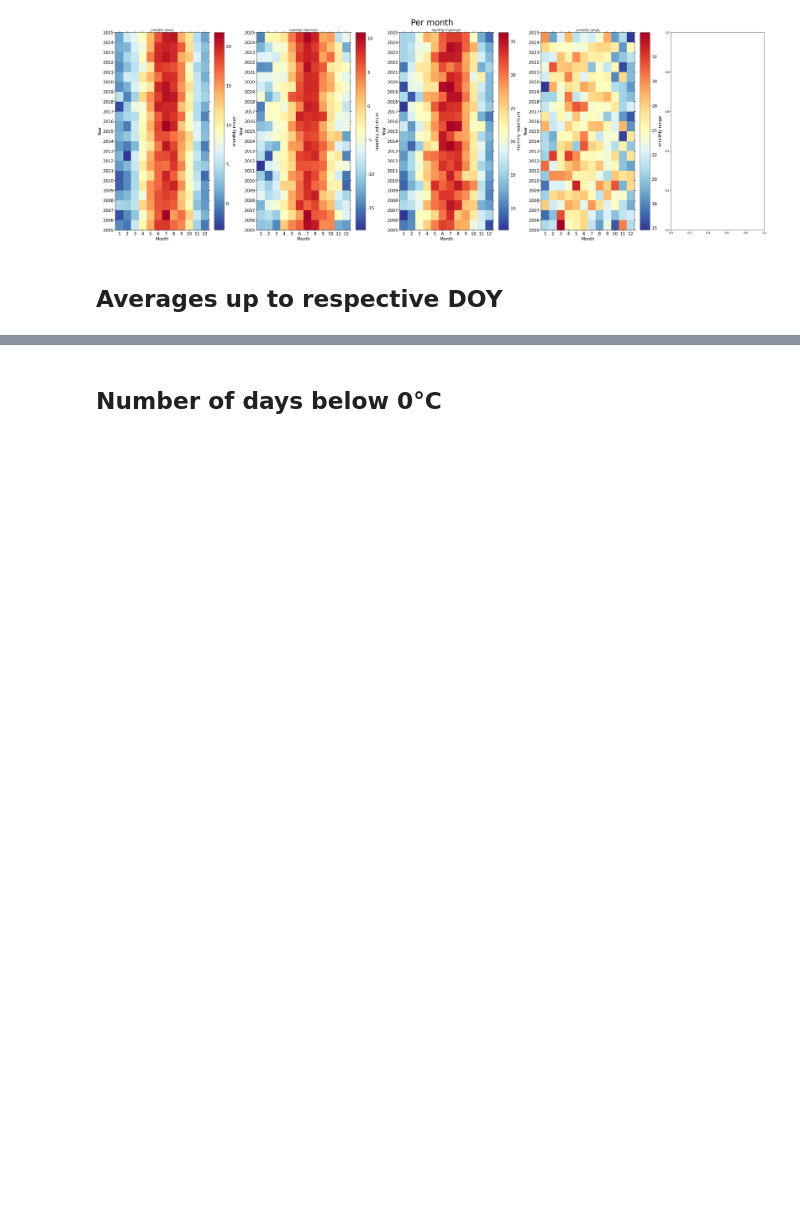
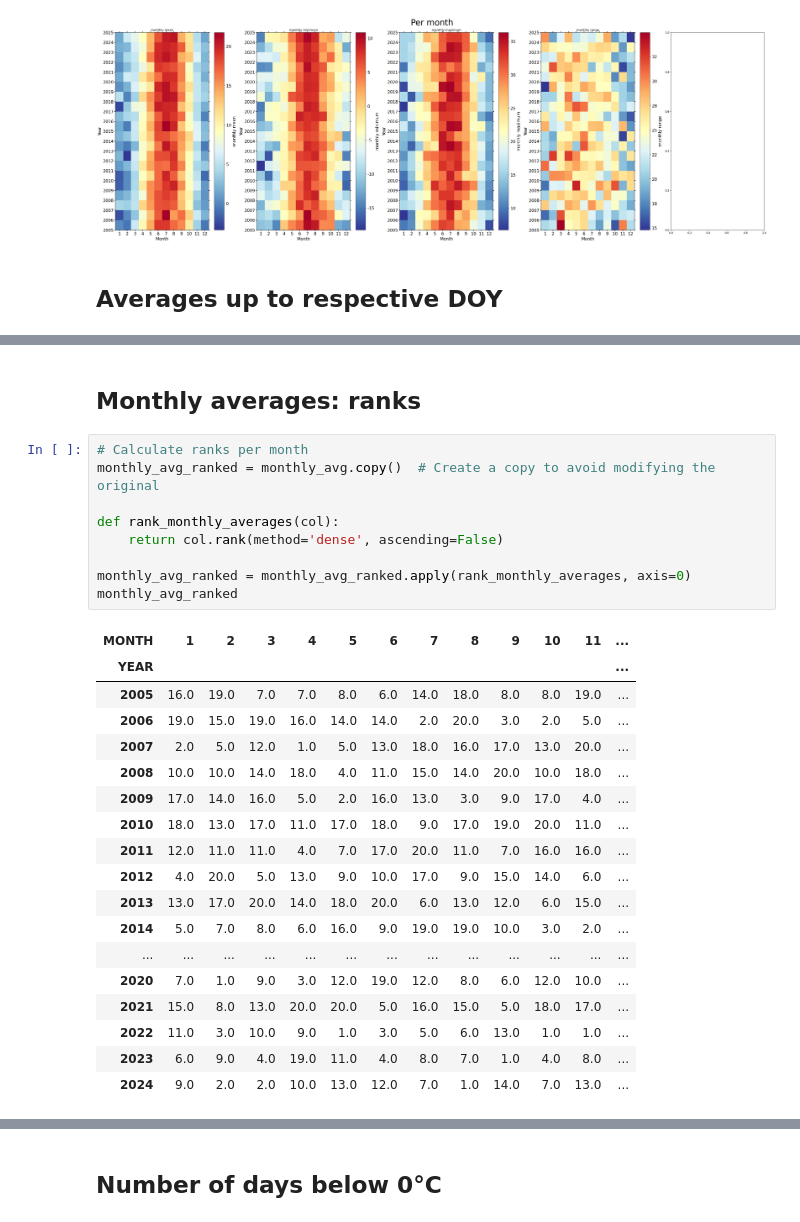
Before and after one commit to holukas/dataset_ch-cha_flux_product, a Jupyter notebook: _sources/notebooks/90_DATASET_OVERVIEW/METEO_TA.ipynb, the cells around one changed output, grey strips where cells are left out. Cells and saved outputs as stored; diff of their text form; blank space fills up the shorter version.

```diff
--- a/_sources/notebooks/90_DATASET_OVERVIEW/METEO_TA.ipynb
+++ b/_sources/notebooks/90_DATASET_OVERVIEW/METEO_TA.ipynb
@@ -141,0 +178,30 @@ ax.legend();
+# %% [markdown]
+## Monthly averages: ranks
+# %%
+# Calculate ranks per month
+monthly_avg_ranked = monthly_avg.copy()  # Create a copy to avoid modifying the original
+
+def rank_monthly_averages(col):
+    return col.rank(method='dense', ascending=False)
+
+monthly_avg_ranked = monthly_avg_ranked.apply(rank_monthly_averages, axis=0)
+monthly_avg_ranked
+# %% [output]
+| MONTH | 1 | 2 | 3 | 4 | 5 | 6 | 7 | 8 | 9 | 10 | 11 | ... |
+| YEAR |  |  |  |  |  |  |  |  |  |  |  | ... |
+| 2005 | 16.0 | 19.0 | 7.0 | 7.0 | 8.0 | 6.0 | 14.0 | 18.0 | 8.0 | 8.0 | 19.0 | ... |
+| 2006 | 19.0 | 15.0 | 19.0 | 16.0 | 14.0 | 14.0 | 2.0 | 20.0 | 3.0 | 2.0 | 5.0 | ... |
+| 2007 | 2.0 | 5.0 | 12.0 | 1.0 | 5.0 | 13.0 | 18.0 | 16.0 | 17.0 | 13.0 | 20.0 | ... |
+| 2008 | 10.0 | 10.0 | 14.0 | 18.0 | 4.0 | 11.0 | 15.0 | 14.0 | 20.0 | 10.0 | 18.0 | ... |
+| 2009 | 17.0 | 14.0 | 16.0 | 5.0 | 2.0 | 16.0 | 13.0 | 3.0 | 9.0 | 17.0 | 4.0 | ... |
+| 2010 | 18.0 | 13.0 | 17.0 | 11.0 | 17.0 | 18.0 | 9.0 | 17.0 | 19.0 | 20.0 | 11.0 | ... |
+| 2011 | 12.0 | 11.0 | 11.0 | 4.0 | 7.0 | 17.0 | 20.0 | 11.0 | 7.0 | 16.0 | 16.0 | ... |
+| 2012 | 4.0 | 20.0 | 5.0 | 13.0 | 9.0 | 10.0 | 17.0 | 9.0 | 15.0 | 14.0 | 6.0 | ... |
+| 2013 | 13.0 | 17.0 | 20.0 | 14.0 | 18.0 | 20.0 | 6.0 | 13.0 | 12.0 | 6.0 | 15.0 | ... |
+| 2014 | 5.0 | 7.0 | 8.0 | 6.0 | 16.0 | 9.0 | 19.0 | 19.0 | 10.0 | 3.0 | 2.0 | ... |
+| ... | ... | ... | ... | ... | ... | ... | ... | ... | ... | ... | ... | ... |
+| 2020 | 7.0 | 1.0 | 9.0 | 3.0 | 12.0 | 19.0 | 12.0 | 8.0 | 6.0 | 12.0 | 10.0 | ... |
+| 2021 | 15.0 | 8.0 | 13.0 | 20.0 | 20.0 | 5.0 | 16.0 | 15.0 | 5.0 | 18.0 | 17.0 | ... |
+| 2022 | 11.0 | 3.0 | 10.0 | 9.0 | 1.0 | 3.0 | 5.0 | 6.0 | 13.0 | 1.0 | 1.0 | ... |
+| 2023 | 6.0 | 9.0 | 4.0 | 19.0 | 11.0 | 4.0 | 8.0 | 7.0 | 1.0 | 4.0 | 8.0 | ... |
+| 2024 | 9.0 | 2.0 | 2.0 | 10.0 | 13.0 | 12.0 | 7.0 | 1.0 | 14.0 | 7.0 | 13.0 | ... |
```
Also changed, not shown: parts of 31 cells of this notebook, 11 other files.
